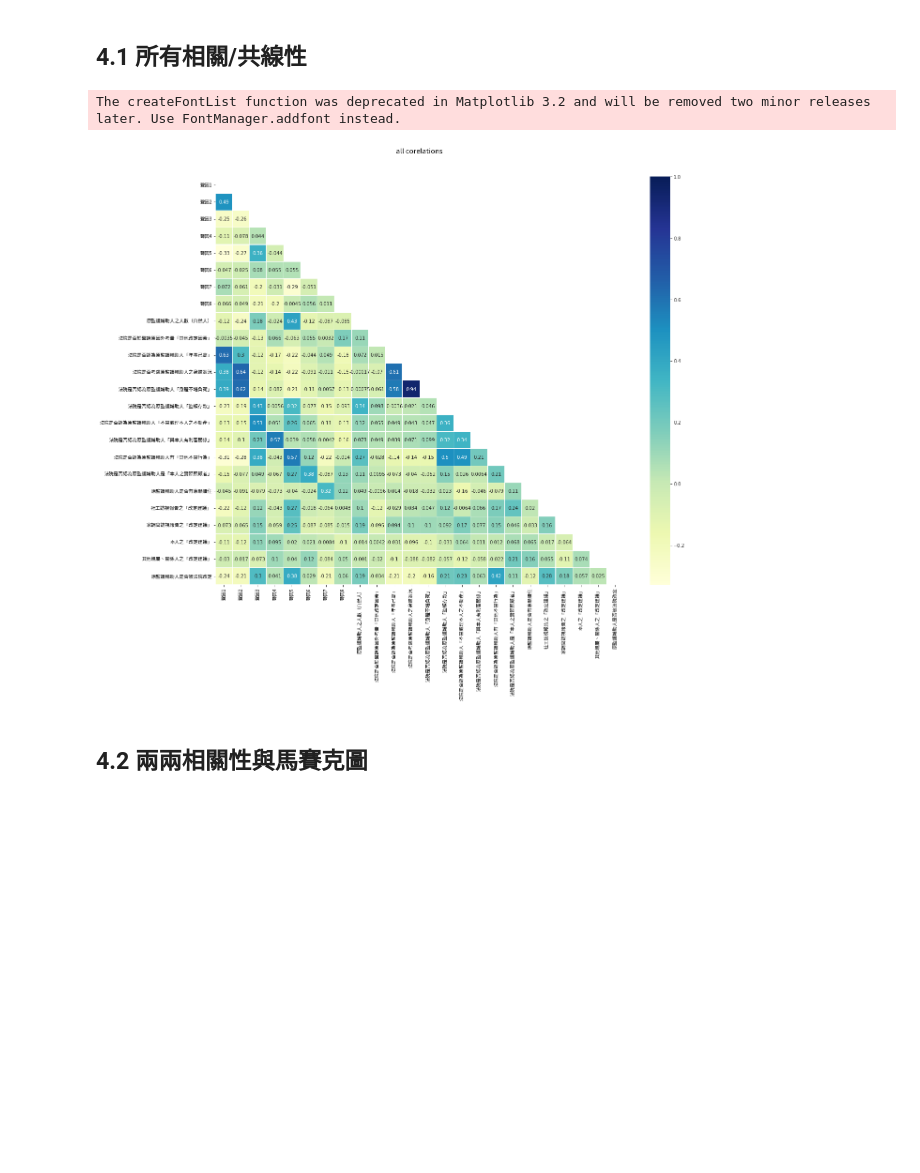
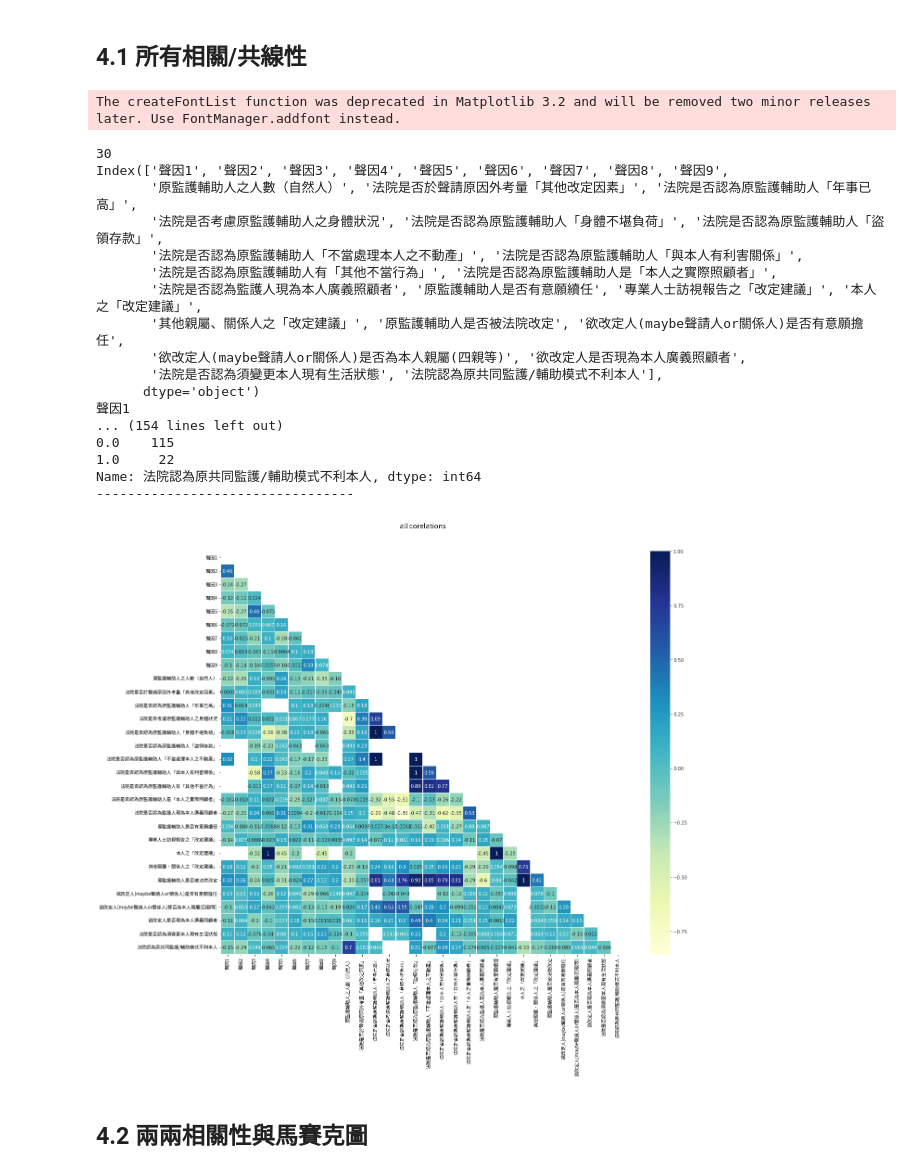
Before and after one commit to jeremy5189/legal-data-analysis, a Jupyter notebook: G4_Class.ipynb, the cells around one changed output. Drawn from its saved outputs; the diff is of its cells as text; code cells hidden in the pictures; blank space fills up the shorter version.

```diff
--- a/G4_Class.ipynb
+++ b/G4_Class.ipynb
@@ -1,8 +1,10 @@
+# %%
+# 整理用
+gsheet_id = '1TMDwDBPH4UWz0LiMV9PUSOVQtasLYykNMkhWJrxQcq0'
+gsheet_name = '自然人-Binary-1監護宣告'
+gshhet_name = '自然人-Binary-2輔助宣告'
 # %% [markdown]
 # Setup (1~3)
-# %%
-gsheet_id = '1Xhp7kQfweLOLmiAQpMgfVFuLnClL1kVEKuNDV5a6eTo'
-gsheet_name = '5-Clean-Filter'
 # %%
 import gspread
 import pandas as pd
@@ -32,12 +34,11 @@ class Analysis():
     self.set_zh_font()
     if auto_proc:
       self.drop(to_drop)
-      self.convert_to_numeric()
 
   def load_df(self, data):
     df = pd.DataFrame(data)
     df.columns = df.loc[0, :].values.tolist()  # gsheet 預設欄位是數字 所以把第一行換成欄位/變數名
-    df = df.drop([0]).reset_index()  # 去除一行多的東西 這個不一定要做 看你自己的資料
+    df = df.drop([0]).reset_index(drop=True)  # 去除一行多的東西 這個不一定要做 看你自己的資料
     return df
 
   def write_back_to_sheet(self, sheet_name):
@@ -66,6 +67,10 @@ class Analysis():
     self.df_full = self.df.copy(deep=True)
     self.df = self.df.drop(columns_array, axis=1)
 
+  def replace_col_to(self, col, target, to):
+    self.df[col] = self.df[col].apply(
+      lambda x: to if x == target else x)
+
   def replace_col_to_NaN(self, col, target):
     self.df[col] = self.df[col].apply(
       lambda x: np.nan if x == target else x)
@@ -90,7 +95,7 @@ class Analysis():
     for i in self.df.columns:
       print(i)
       print(self.df[i].value_counts())
-      print("---------------------------------")
+      print("-"*50)
 
   def convert_to_numeric(self):
     for i in range(0, len(self.df.columns)):
@@ -103,6 +108,12 @@ class Analysis():
   def set_zh_font(self):
     fm.fontManager.ttflist += fm.createFontList(['regular.ttf'])
     matplotlib.rc('font', family='Noto Sans TC')
+
+  def banner(self, a, b):
+    print("-"*50)
+    print(f"X 軸 = {a}")
+    print(f"Y 軸 = {b}")
+    print("-"*50)
 # %%
 # download font
 !wget http://qinghe.com.tw/fonts/Noto%20Sans%20TC/regular.ttf
@@ -193,6 +188,7 @@ class Corr(Analysis):
 
   def chi2_contingency_and_mosaic(self, column_a, column_b):
     """4.2"""
+    self.banner(column_a, column_b)
     crosstable = pd.crosstab(
         self.df[column_a],
         self.df[column_b])
@@ -244,15 +240,35 @@ class Corr(Analysis):
 # %%
 c = Corr(gsheet_id, gsheet_name, to_drop=[
   'index',
   'UUID',
   '主管機關是否被法院改定 (1=是, 2=否)',
   '宣告性質',
   '原監護輔助人之類型'
 ])
+c.replace_all_col_to_NaN('')
+c.convert_to_numeric()
+c.print_value_counts()
 c.corr_heatmap()
 # %% [output]
 The createFontList function was deprecated in Matplotlib 3.2 and will be removed two minor releases later. Use FontManager.addfont instead.
+30
+Index(['聲因1', '聲因2', '聲因3', '聲因4', '聲因5', '聲因6', '聲因7', '聲因8', '聲因9',
+       '原監護輔助人之人數（自然人）', '法院是否於聲請原因外考量「其他改定因素」', '法院是否認為原監護輔助人「年事已高」',
+       '法院是否考慮原監護輔助人之身體狀況', '法院是否認為原監護輔助人「身體不堪負荷」', '法院是否認為原監護輔助人「盜領存款」',
+       '法院是否認為原監護輔助人「不當處理本人之不動產」', '法院是否認為原監護輔助人「與本人有利害關係」',
+       '法院是否認為原監護輔助人有「其他不當行為」', '法院是否認為原監護輔助人是「本人之實際照顧者」',
+       '法院是否認為監護人現為本人廣義照顧者', '原監護輔助人是否有意願續任', '專業人士訪視報告之「改定建議」', '本人之「改定建議」',
+       '其他親屬、關係人之「改定建議」', '原監護輔助人是否被法院改定', '欲改定人(maybe聲請人or關係人)是否有意願擔任',
+       '欲改定人(maybe聲請人or關係人)是否為本人親屬(四親等)', '欲改定人是否現為本人廣義照顧者',
+       '法院是否認為須變更本人現有生活狀態', '法院認為原共同監護/輔助模式不利本人'],
+      dtype='object')
+聲因1
+... (154 lines left out)
+0.0    115
+1.0     22
+Name: 法院認為原共同監護/輔助模式不利本人, dtype: int64
+---------------------------------
-[figure, old version]
+[figure, new version]
 # %% [markdown]
 ## 4.2 兩兩相關性與馬賽克圖
 # %%
```
Also changed, not shown: parts of 30 cells of this notebook.
